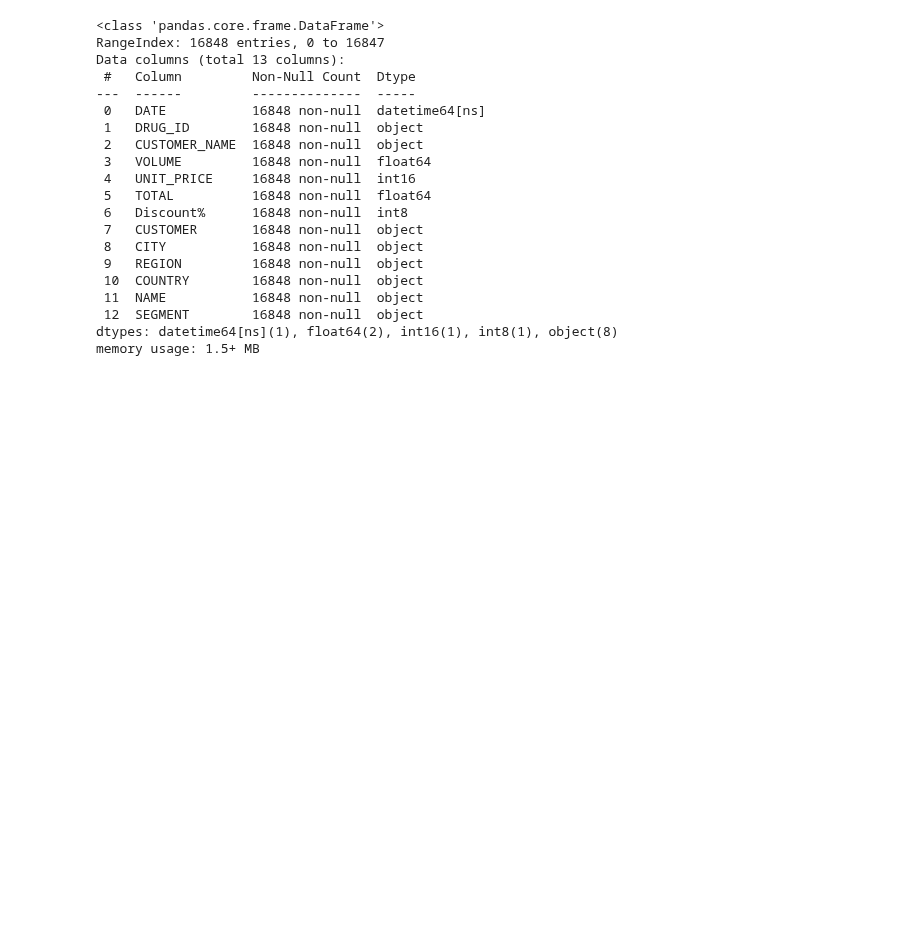
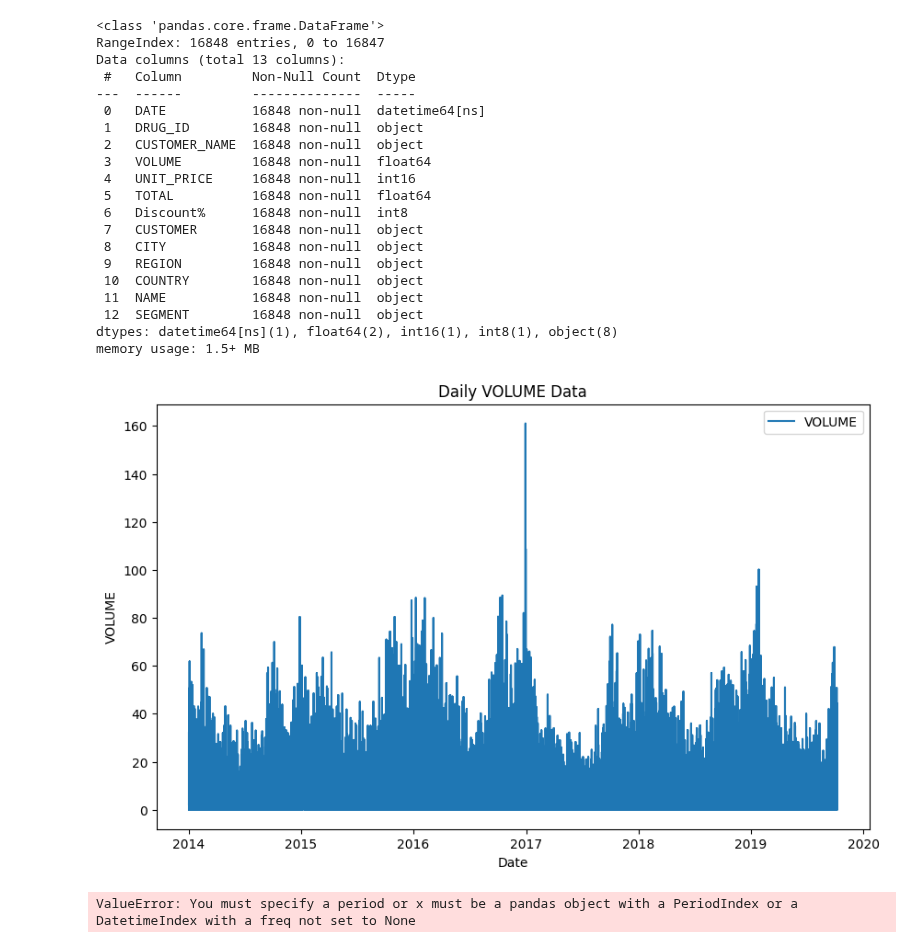
Before and after one commit to SohamLTI/Sarkar, a Jupyter notebook: Pharmasales24.ipynb, the cells around one changed output. Drawn from its saved outputs; the diff is of its cells as text; code cells hidden in the pictures; blank space fills up the shorter version.

```diff
--- a/Pharmasales24.ipynb
+++ b/Pharmasales24.ipynb
@@ -138,9 +138,7 @@ import pandas as pd
 from statsmodels.tsa.holtwinters import ExponentialSmoothing
 import matplotlib.pyplot as plt
 
-# Load the data
-data = df
 
 # Convert the DATE column to datetime format
-data['DATE'] = pd.to_datetime(data['DATE'])
+df['DATE'] = pd.to_datetime(df['DATE'])
 # %%
@@ -199,8 +197,6 @@ import matplotlib.pyplot as plt
 from statsmodels.tsa.seasonal import seasonal_decompose
 from statsmodels.tsa.holtwinters import ExponentialSmoothing
 
-# Load the dataset
-df = pd.read_csv('your_dataset.csv')
 
 # Ensure the DATE column is in datetime format
 df['DATE'] = pd.to_datetime(df['DATE'], format='%Y-%m-%d')
@@ -216,30 +212,33 @@ plt.xlabel('Date')
 plt.ylabel('VOLUME')
 plt.legend()
 plt.show()
 
 # Decompose the time series data
 decomposition = seasonal_decompose(df['VOLUME'], model='additive')
 fig = decomposition.plot()
 plt.show()
 
 # Split the data into training and testing sets
 train_data = df['VOLUME'][:int(0.8*(len(df)))]
 test_data = df['VOLUME'][int(0.8*(len(df))):]
 
 # Apply Exponential Smoothing for forecasting
 model = ExponentialSmoothing(train_data, seasonal='add', seasonal_periods=12).fit()
 forecast = model.forecast(steps=len(test_data))
 
 # Plot the forecasted data
 plt.figure(figsize=(10, 6))
 plt.plot(train_data, label='Training Data')
 plt.plot(test_data, label='Test Data')
 plt.plot(forecast, label='Forecasted Data')
 plt.title('Time Series Forecasting of VOLUME')
 plt.xlabel('Date')
 plt.ylabel('VOLUME')
 plt.legend()
 plt.show()
 
 # Print the forecasted values
 print(forecast)
+# %% [output]
+[figure, added]
+ValueError: You must specify a period or x must be a pandas object with a PeriodIndex or a DatetimeIndex with a freq not set to None
```
Also changed, not shown: parts of 1 cell of this notebook.
